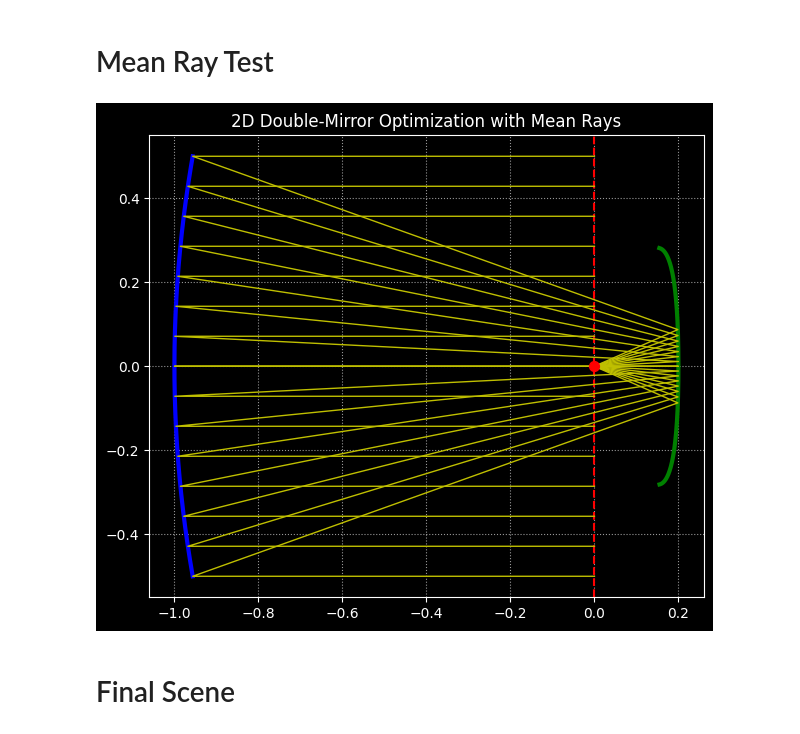
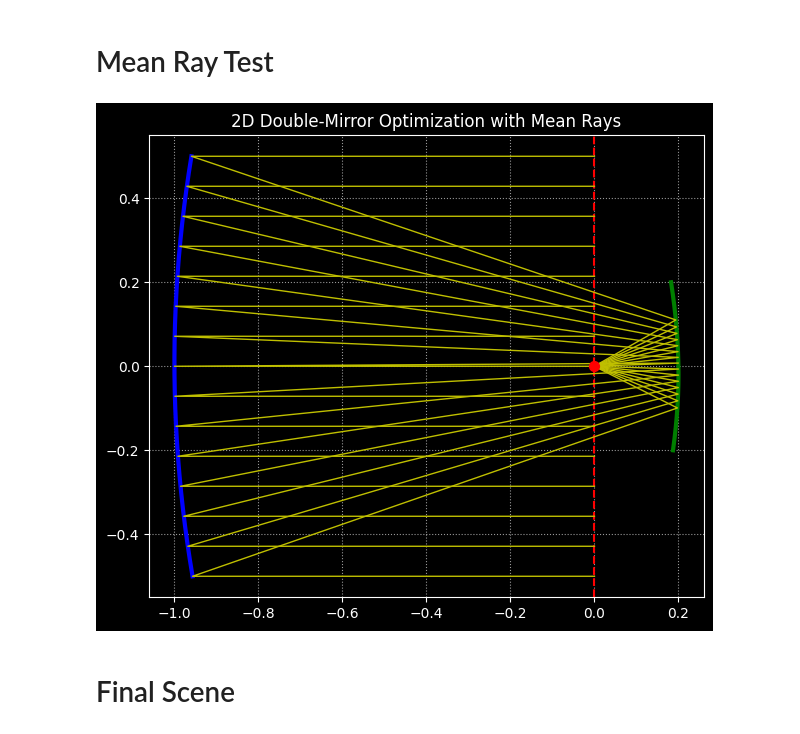
Before and after one commit to ssteinberg/solar_optical_concentrator, a Jupyter notebook: diff_rendering/double_mirror_spline.ipynb, the cells around one changed output. Drawn from its saved outputs; the diff is of its cells as text; code cells hidden in the pictures.

Commit message:
Checking for front hits as well as hits in general to make sure the mirror doesn't curve when it doesn't need to, and also to direct to the mouth of the mirror when it does curve.

```diff
--- a/diff_rendering/double_mirror_spline.ipynb
+++ b/diff_rendering/double_mirror_spline.ipynb
@@ -54,12 +54,12 @@ mirror2_end_x = f
 mirror2_start_y = f
 mirror2_end_y = -f
 mirror2_frozen_control_points_x = [mirror2_spline_control_points // 2]
-mirror2_frozen_control_points_y = [mirror2_spline_control_points // 2]
-mirror2_spline_angles = dr.linspace(mi.Float, 0, dr.pi, mirror2_spline_control_points)
-# mirror2_opt_x_points = dr.linspace(mi.Float, mirror2_start_x, mirror2_end_x, mirror2_spline_control_points)
-# mirror2_opt_y_points = dr.linspace(mi.Float, mirror2_start_y, mirror2_end_y, mirror2_spline_control_points)
-mirror2_opt_x_points = dr.sin(mirror2_spline_angles) * f
-mirror2_opt_y_points = dr.cos(mirror2_spline_angles) * f
+mirror2_frozen_control_points_y = [0, mirror2_spline_control_points // 2, mirror2_spline_control_points - 1]
+# mirror2_spline_angles = dr.linspace(mi.Float, 0, dr.pi, mirror2_spline_control_points)
+mirror2_opt_x_points = dr.linspace(mi.Float, mirror2_start_x, mirror2_end_x, mirror2_spline_control_points)
+mirror2_opt_y_points = dr.linspace(mi.Float, mirror2_start_y, mirror2_end_y, mirror2_spline_control_points)
+# mirror2_opt_x_points = dr.sin(mirror2_spline_angles) * f
+# mirror2_opt_y_points = dr.cos(mirror2_spline_angles) * f
 mirror2_should_split_curve = True
 
 use_custom_spawn_ray = True
@@ -301,6 +301,17 @@ def spawn_ray_wrapper(surface_interaction, direction):
         return offset_si.spawn_ray(direction)
     else:
         return surface_interaction.spawn_rays(direction)
+
+def is_valid_and_front(surface_interaction, used_rays):
+    """
+    Checks if the surface interaction is valid (did collide with something), and additionally checks that the collision was made with the correct side of the object.
+    :param surface_interaction: The surface interaction in question.
+    :param used_rays: The rays which were used to generate the surface interaction.
+    :return: A validity mask which also considers the side.
+    """
+    current_hit_mask = surface_interaction.is_valid()
+    current_dot = dr.dot(surface_interaction.sh_frame.n, used_rays.d)
+    return current_hit_mask & (current_dot < 0)
 # %% [markdown]
 # Mirror 1 Mesh
 # %%
@@ -656,13 +667,13 @@ for i in range(optimization_iterations):
 
     # Intersect with the first mirror
     si = scene.ray_intersect(rays)
-    hit_mask = si.is_valid()
+    hit_mask = is_valid_and_front(si, rays)
 
     # Perform a perfect, specular reflection off of the first mirror to get the next ray
     wo = get_reflected_direction(rays.d, si.sh_frame.n)
     second_rays = spawn_ray_wrapper(si, wo)
     second_si = scene.ray_intersect(second_rays)
-    second_hit_mask = second_si.is_valid()
+    second_hit_mask = is_valid_and_front(second_si, second_rays)
 
     # Try to move rays which missed the second mirror towards its middle as a guide (effectively just into the mirror)
     # Determine where the rays cross the vertex of the mirror, and then use that as a loss
@@ -865,35 +876,36 @@ for test_ray_i in range(test_mean_ray_max_hits):
         selected_t = dr.select(test_hit_mask, test_si.t, test_ray_max_length)
 
     # Get the values to add for this intersection
     # Use the distance as defined above along the ray if this is a valid ray
     # If the ray was prematurely ended previously, just duplicate the point so that the parallelism can continue
     current_point_x = dr.select(current_test_ray_mask, current_test_rays.o.x + current_test_rays.d.x * selected_t, current_test_rays.o.x)
     current_point_y = dr.select(current_test_ray_mask, current_test_rays.o.y + current_test_rays.d.y * selected_t, current_test_rays.o.y)
     test_x.append(np.broadcast_to(np.array(current_point_x), test_mean_rays))
     test_y.append(np.broadcast_to(np.array(current_point_y), test_mean_rays))
 
     # Update the hit mask to see if we have any work left to do
-    current_test_ray_mask = test_hit_mask
+    # Additionally check for back hits, and if so, we don't want to continue those rays
+    current_test_ray_mask = test_hit_mask & is_valid_and_front(test_si, current_test_rays)
     if is_last_iteration or not dr.any(current_test_ray_mask > epsilon):
         break
 
     # Compute the bounce
     wo = get_reflected_direction(current_test_rays.d, test_si.sh_frame.n)
     current_test_rays = dr.select(current_test_ray_mask, spawn_ray_wrapper(test_si, wo), current_test_rays)
 
 # Plot the mean rays
 paths_x = list(zip(*test_x))
 paths_y = list(zip(*test_y))
 for i in range(len(paths_x)):
     plt.plot(paths_x[i], paths_y[i], 'y-', lw=1, label='Mean Rays')
 
 # Save
 write_figure(fig, output_path, 'optimized_mirrors_with_mean_rays')
 
 # Display
 plt.show()
 # %% [output]
-[figure, old version]
+[figure, new version]
 # %% [markdown]
 # Final Scene
 # %%
```
Also changed, not shown: parts of 6 cells of this notebook.
